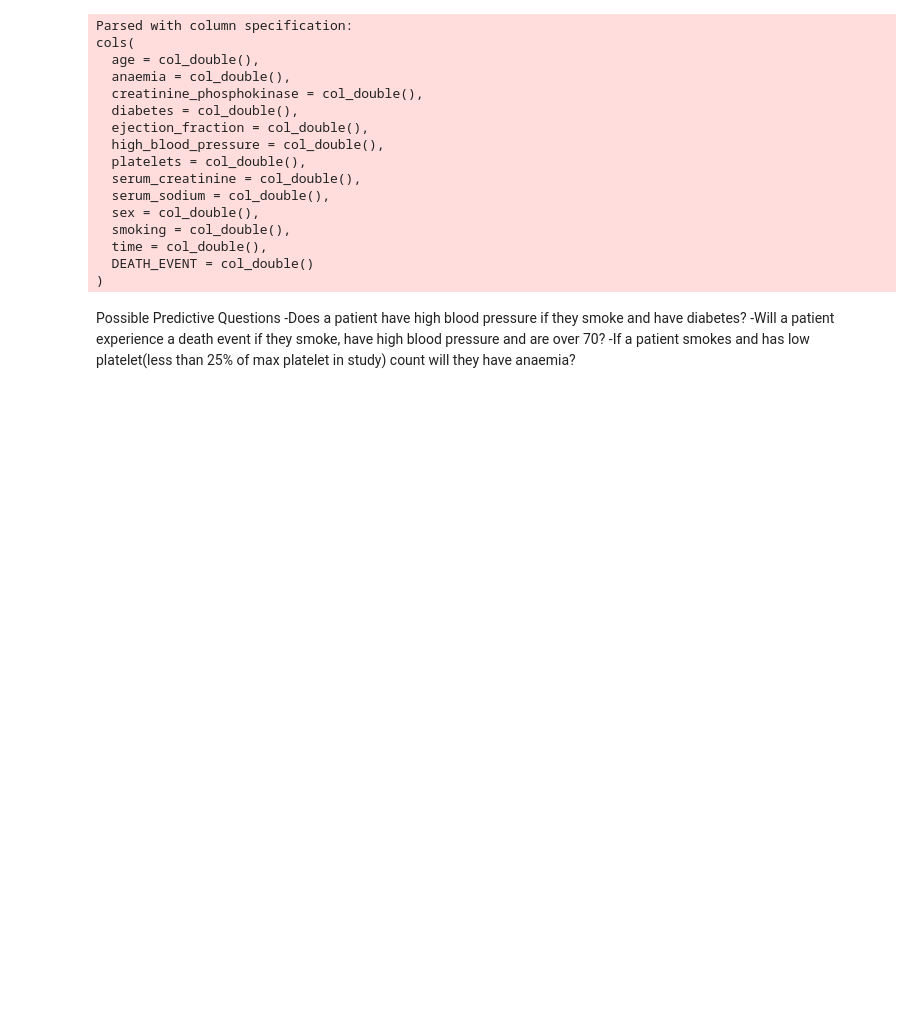
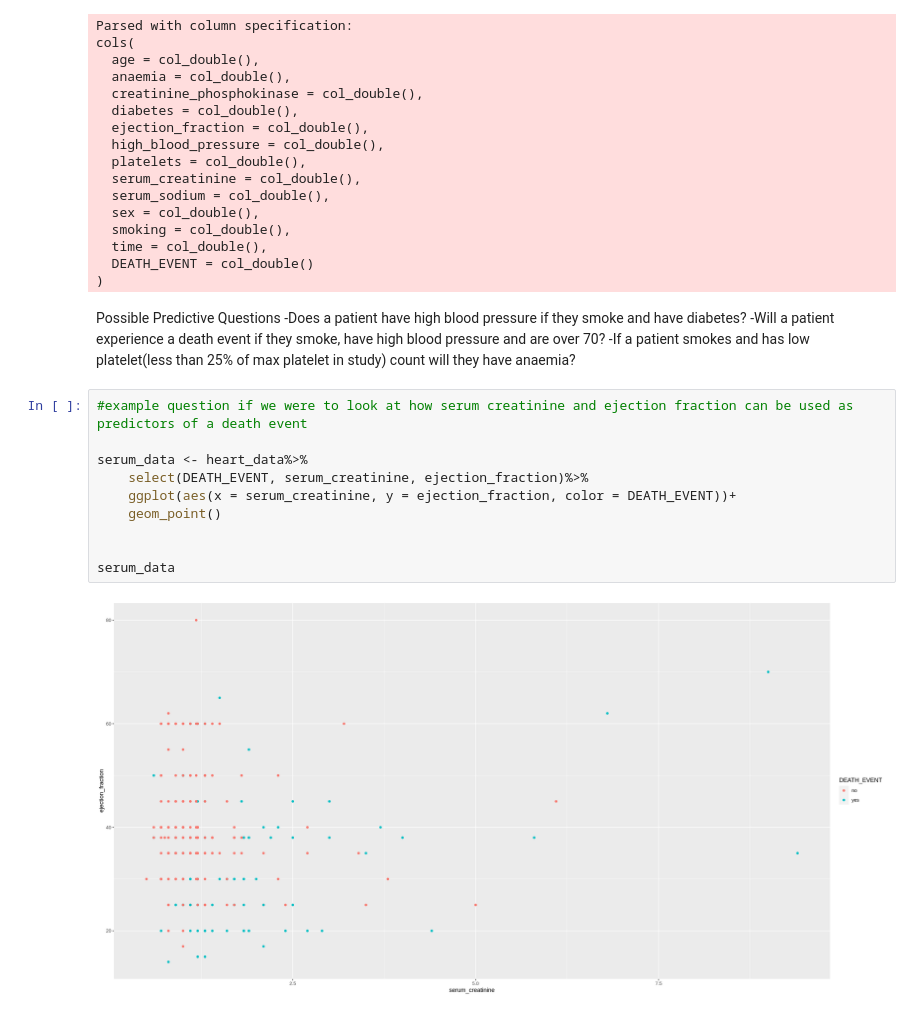
Before and after one commit to agoel25/Heart-Failure-Classifier, a Jupyter notebook: Proposal.ipynb, the cells around one changed output. Saved outputs shown, nothing was run; the diff lists cells and outputs as text; blank space fills up the shorter version.

Commit message:
URL reader and scatter plot
Made url link that data can read from and created scatter plot of serum creatinine and ejection fraction

```diff
--- a/Proposal.ipynb
+++ b/Proposal.ipynb
@@ -76,3 +76,15 @@ Possible Predictive Questions
 -Does a patient have high blood pressure if they smoke and have diabetes?
 -Will a patient experience a death event if they smoke, have high blood pressure and are over 70?
 -If a patient smokes and has low platelet(less than 25% of max platelet in study) count will they have anaemia?
+# %%
+#example question if we were to look at how serum creatinine and ejection fraction can be used as predictors of a death event
+
+serum_data <- heart_data%>%
+    select(DEATH_EVENT, serum_creatinine, ejection_fraction)%>%
+    ggplot(aes(x = serum_creatinine, y = ejection_fraction, color = DEATH_EVENT))+
+    geom_point()
+
+
+serum_data
+# %% [output]
+[figure, added]
```
